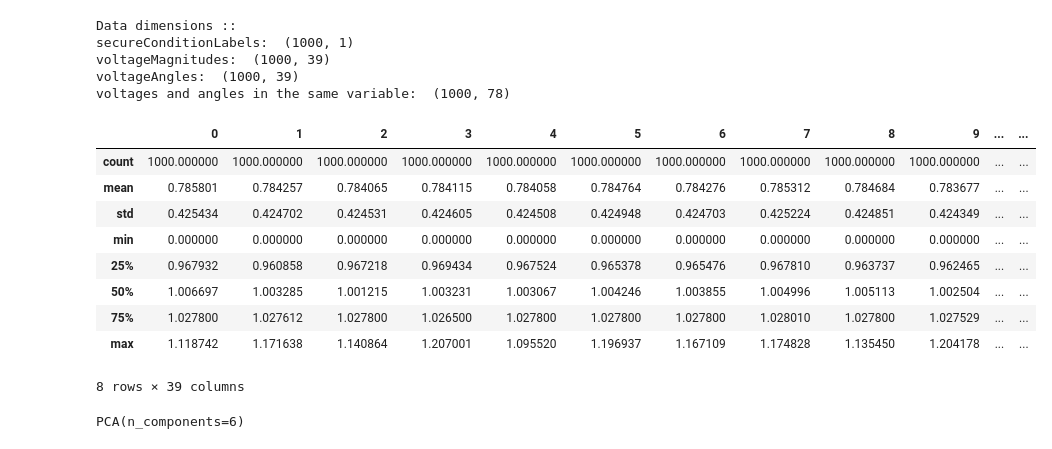
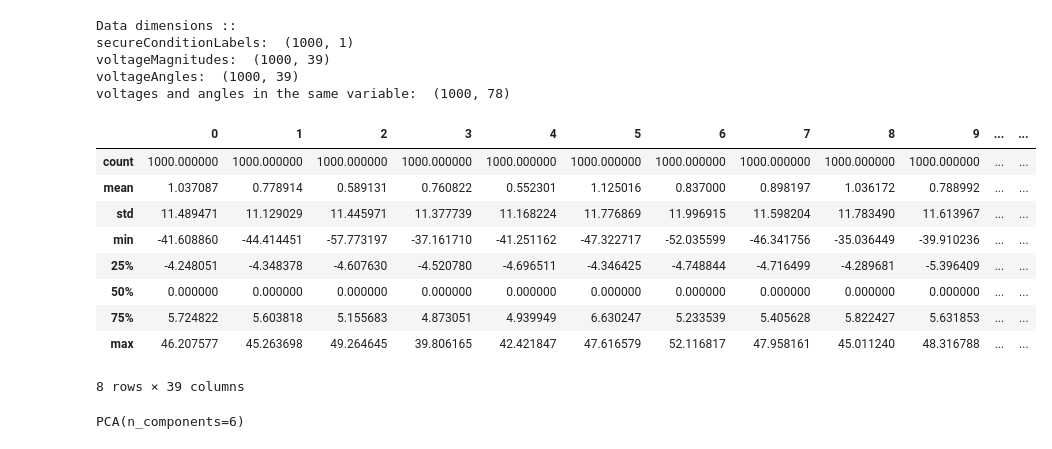
Before and after one commit to IceMerman/NN_validation, a Jupyter notebook: schemaData.ipynb, the cells around one changed output. Drawn from its saved outputs; the diff is of its cells as text; code cells hidden in the pictures.

```diff
--- a/schemaData.ipynb
+++ b/schemaData.ipynb
@@ -62,37 +65,37 @@ voltages and angles in the same variable:  (1000, 78)
 # %%
 # note that the mean and his variance per node is similar, in this case, the data are similar and don't failures per node or
 # these data are in the same conditions???????
 # there are conditions out of voltage stability VMax > 1.1
 
 # secureConditionLabels
 # voltageMagnitudes
 # voltageAngles
 # voltageMagAng
 
-selectSet = 0
+selectSet = 1
 
 if selectSet == 0:
     toDescribe = pd.DataFrame(voltageMagnitudes)
     data = voltageMagnitudes.copy()
 if selectSet == 1:
     toDescribe = pd.DataFrame(voltageAngles)
     data = voltageAngles.copy()
 if selectSet == 2:
     toDescribe = pd.DataFrame(voltageMagAng)
     data = voltageMagAng.copy()
 
 
 toDescribe.describe()
 # %% [output]
 |  | 0 | 1 | 2 | 3 | 4 | 5 | 6 | 7 | 8 | 9 | ... | ... |
 | count | 1000.000000 | 1000.000000 | 1000.000000 | 1000.000000 | 1000.000000 | 1000.000000 | 1000.000000 | 1000.000000 | 1000.000000 | 1000.000000 | ... | ... |
-| mean | 0.785801 | 0.784257 | 0.784065 | 0.784115 | 0.784058 | 0.784764 | 0.784276 | 0.785312 | 0.784684 | 0.783677 | ... | ... |
-| std | 0.425434 | 0.424702 | 0.424531 | 0.424605 | 0.424508 | 0.424948 | 0.424703 | 0.425224 | 0.424851 | 0.424349 | ... | ... |
-| min | 0.000000 | 0.000000 | 0.000000 | 0.000000 | 0.000000 | 0.000000 | 0.000000 | 0.000000 | 0.000000 | 0.000000 | ... | ... |
-| 25% | 0.967932 | 0.960858 | 0.967218 | 0.969434 | 0.967524 | 0.965378 | 0.965476 | 0.967810 | 0.963737 | 0.962465 | ... | ... |
-| 50% | 1.006697 | 1.003285 | 1.001215 | 1.003231 | 1.003067 | 1.004246 | 1.003855 | 1.004996 | 1.005113 | 1.002504 | ... | ... |
-| 75% | 1.027800 | 1.027612 | 1.027800 | 1.026500 | 1.027800 | 1.027800 | 1.027800 | 1.028010 | 1.027800 | 1.027529 | ... | ... |
-| max | 1.118742 | 1.171638 | 1.140864 | 1.207001 | 1.095520 | 1.196937 | 1.167109 | 1.174828 | 1.135450 | 1.204178 | ... | ... |
+| mean | 1.037087 | 0.778914 | 0.589131 | 0.760822 | 0.552301 | 1.125016 | 0.837000 | 0.898197 | 1.036172 | 0.788992 | ... | ... |
+| std | 11.489471 | 11.129029 | 11.445971 | 11.377739 | 11.168224 | 11.776869 | 11.996915 | 11.598204 | 11.783490 | 11.613967 | ... | ... |
+| min | -41.608860 | -44.414451 | -57.773197 | -37.161710 | -41.251162 | -47.322717 | -52.035599 | -46.341756 | -35.036449 | -39.910236 | ... | ... |
+| 25% | -4.248051 | -4.348378 | -4.607630 | -4.520780 | -4.696511 | -4.346425 | -4.748844 | -4.716499 | -4.289681 | -5.396409 | ... | ... |
+| 50% | 0.000000 | 0.000000 | 0.000000 | 0.000000 | 0.000000 | 0.000000 | 0.000000 | 0.000000 | 0.000000 | 0.000000 | ... | ... |
+| 75% | 5.724822 | 5.603818 | 5.155683 | 4.873051 | 4.939949 | 6.630247 | 5.233539 | 5.405628 | 5.822427 | 5.631853 | ... | ... |
+| max | 46.207577 | 45.263698 | 49.264645 | 39.806165 | 42.421847 | 47.616579 | 52.116817 | 47.958161 | 45.011240 | 48.316788 | ... | ... |
 8 rows × 39 columns
 # %%
 # TODO:
```
Also changed, not shown: parts of 5 cells of this notebook.
